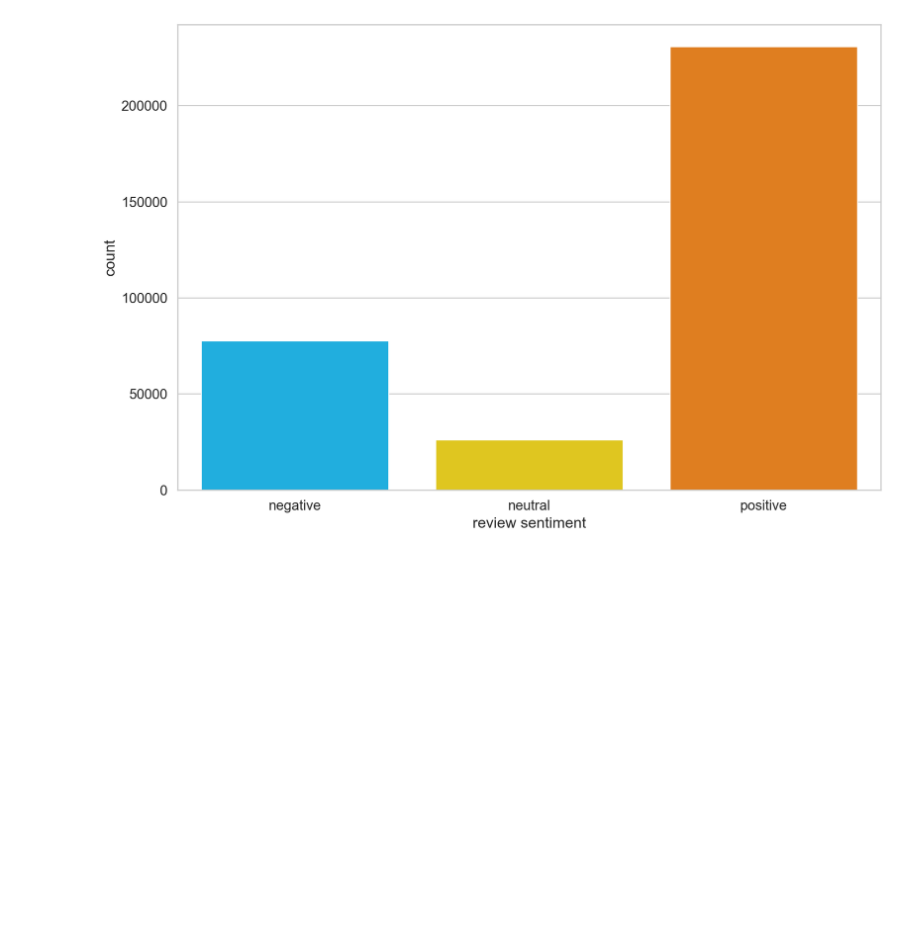
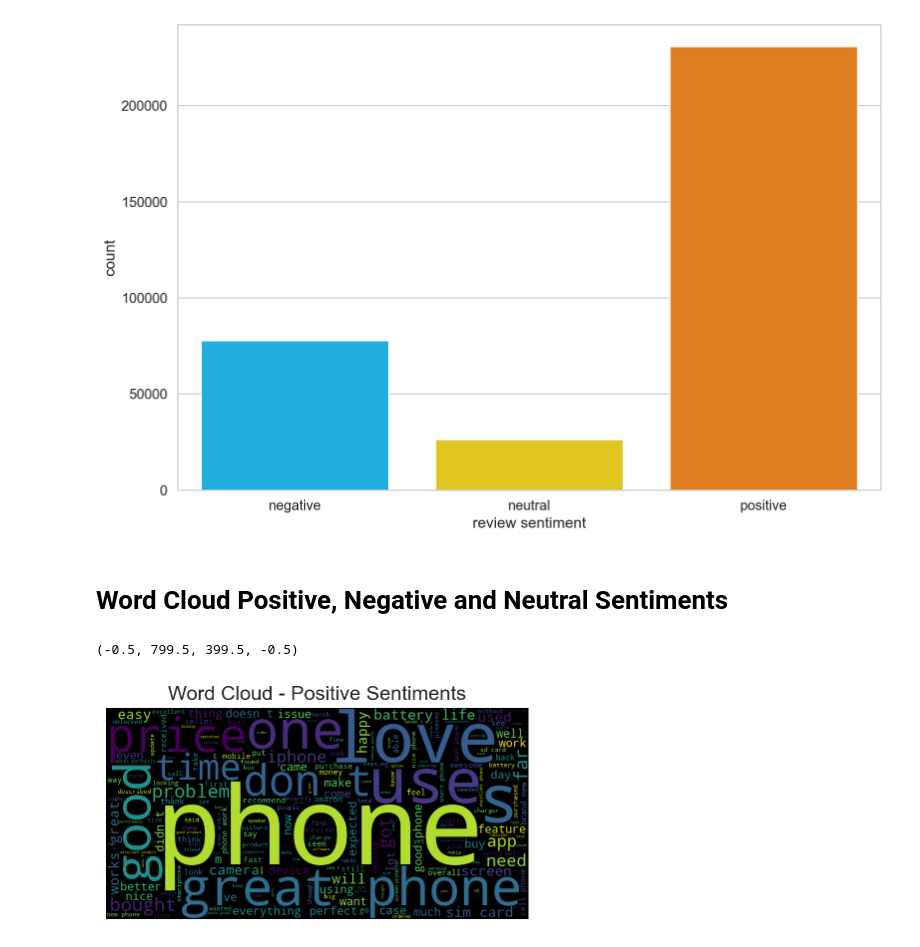
Before and after one commit to bhallimk/Capstone_Project_2024, a Jupyter notebook: Capstone_Project.ipynb, the cells around one changed output. Cells and saved outputs as stored; diff of their text form; code cells hidden in the pictures; blank space fills up the shorter version.

```diff
--- a/Capstone_Project.ipynb
+++ b/Capstone_Project.ipynb
@@ -367,3 +384,25 @@ ax.set_xticklabels(class_names)
 # %% [output]
 [Text(0, 0, 'negative'), Text(1, 0, 'neutral'), Text(2, 0, 'positive')]
 [figure]
+# %% [markdown]
+# Word Cloud Positive, Negative and Neutral Sentiments
+# %%
+# Sample data
+data_positive = " ".join(df[df['Sentiment'] == 'positive']['Reviews'])
+data_negative = " ".join(df[df['Sentiment'] == 'negative']['Reviews'])
+data_neutral = " ".join(df[df['Sentiment'] == 'neutral']['Reviews'])
+# %%
+# Generate word clouds
+wordcloud_positive = WordCloud(width=800, height=400, background_color='black').generate(data_positive)
+wordcloud_negative = WordCloud(width=800, height=400, background_color='black').generate(data_negative)
+wordcloud_neutral = WordCloud(width=800, height=400, background_color='black').generate(data_neutral)
+# %%
+# Plot word clouds
+plt.figure(figsize=(12, 6))
+plt.subplot(1, 2, 1)
+plt.imshow(wordcloud_positive, interpolation='bilinear')
+plt.title('Word Cloud - Positive Sentiments')
+plt.axis('off')
+# %% [output]
+(-0.5, 799.5, 399.5, -0.5)
+[figure, added]
```
Also changed, not shown: parts of 30 cells of this notebook, 1 other file.
